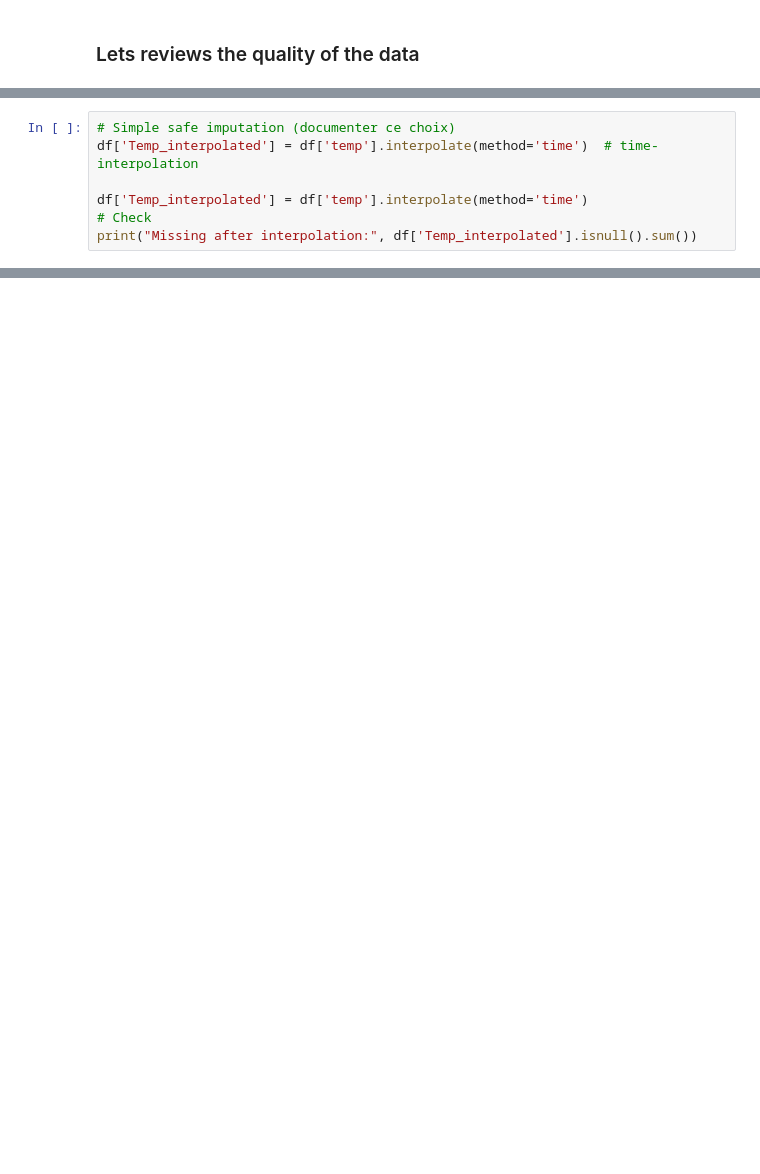
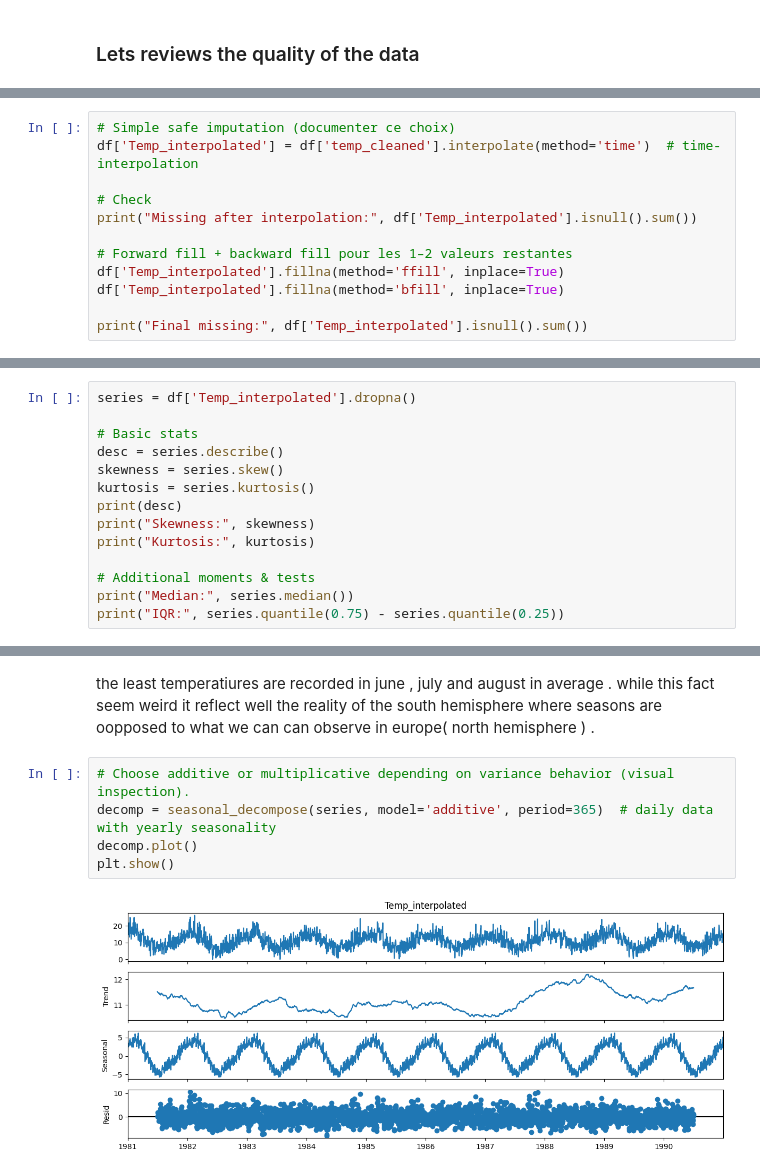
Before and after one commit to Diadji23/Time-Series-Forecasting, a Jupyter notebook: notebooks/01_EDA.ipynb, the cells around one changed output, grey strips where cells are left out. Saved outputs shown, nothing was run; the diff lists cells and outputs as text; blank space fills up the shorter version.

```diff
--- a/notebooks/01_EDA.ipynb
+++ b/notebooks/01_EDA.ipynb
@@ -108,9 +110,14 @@ Missing dates after reindex: 2
 [figure]
 # %%
 # Simple safe imputation (documenter ce choix)
-df['Temp_interpolated'] = df['temp'].interpolate(method='time')  # time-interpolation
+df['Temp_interpolated'] = df['temp_cleaned'].interpolate(method='time')  # time-interpolation
 
-df['Temp_interpolated'] = df['temp'].interpolate(method='time')
 # Check
 print("Missing after interpolation:", df['Temp_interpolated'].isnull().sum())
+
+# Forward fill + backward fill pour les 1–2 valeurs restantes
+df['Temp_interpolated'].fillna(method='ffill', inplace=True)
+df['Temp_interpolated'].fillna(method='bfill', inplace=True)
+
+print("Final missing:", df['Temp_interpolated'].isnull().sum())
 # %% [output]
@@ -117,0 +138,14 @@ Missing after interpolation: 2
+# %%
+series = df['Temp_interpolated'].dropna()
+
+# Basic stats
+desc = series.describe()
+skewness = series.skew()
+kurtosis = series.kurtosis()
+print(desc)
+print("Skewness:", skewness)
+print("Kurtosis:", kurtosis)
+
+# Additional moments & tests
+print("Median:", series.median())
+print("IQR:", series.quantile(0.75) - series.quantile(0.25))
@@ -117,0 +199,10 @@ Missing after interpolation: 2
+# %% [markdown]
+the least temperatiures are recorded in june , july and august in average . while this fact seem weird it reflect well the reality of the south hemisphere where seasons are oopposed to what we can can observe in europe( north hemisphere
+ ) .
+# %%
+# Choose additive or multiplicative depending on variance behavior (visual inspection).
+decomp = seasonal_decompose(series, model='additive', period=365)  # daily data with yearly seasonality
+decomp.plot()
+plt.show()
+# %% [output]
+[figure, added]
```
Also changed, not shown: parts of 15 cells of this notebook.
